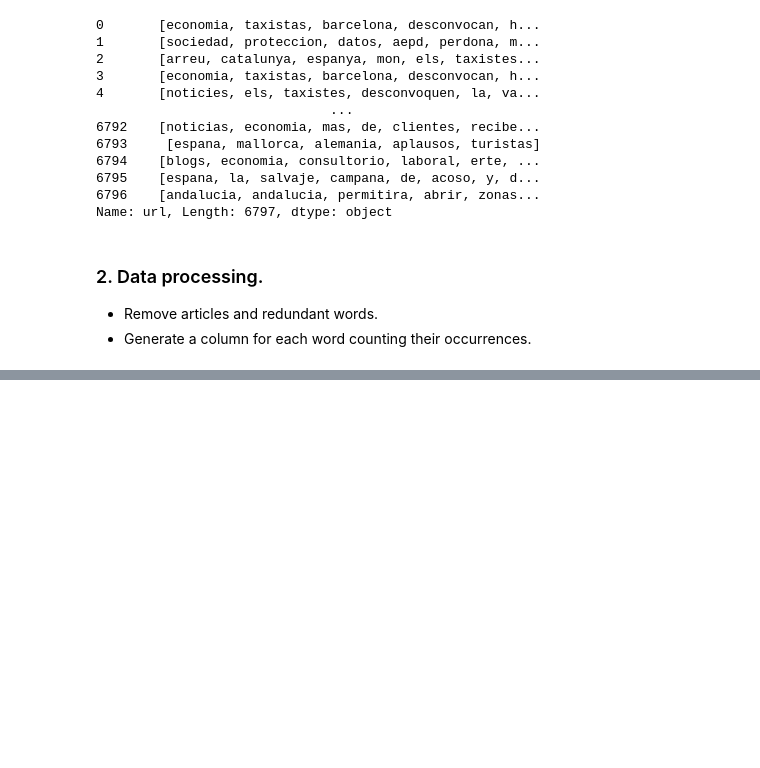
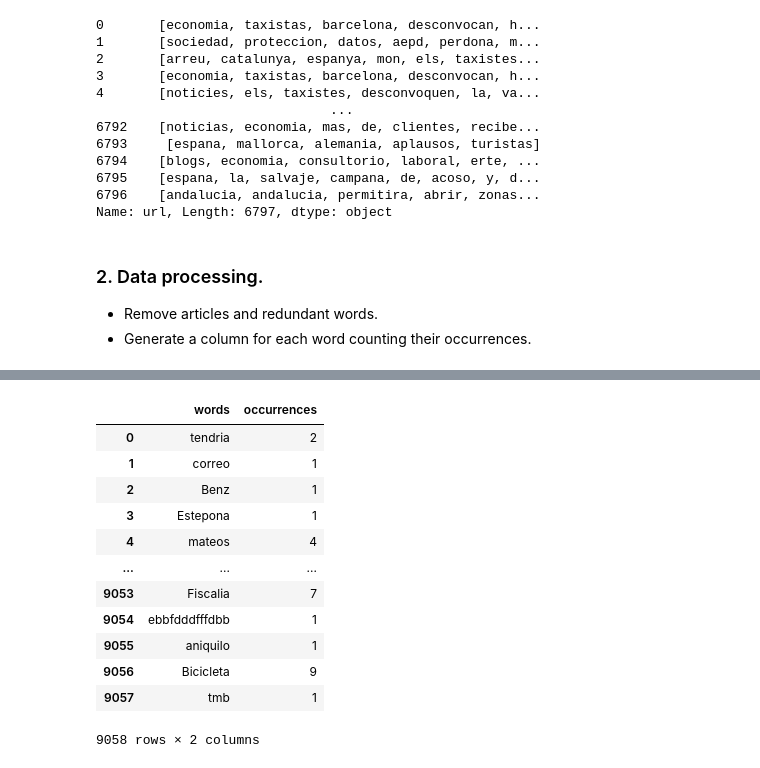
Before and after one commit to albertovpd/automated_sentiment_analysis_20210215, a Jupyter notebook: testing.ipynb, the cells around one changed output, grey strips where cells are left out. Cells and saved outputs as stored; diff of their text form; code cells hidden in the pictures; blank space fills up the shorter version.

```diff
--- a/testing.ipynb
+++ b/testing.ipynb
@@ -106,0 +157,16 @@ Name: url, Length: 6797, dtype: object
+# %%
+table
+# %% [output]
+|  | words | occurrences |
+| 0 | tendria | 2 |
+| 1 | correo | 1 |
+| 2 | Benz | 1 |
+| 3 | Estepona | 1 |
+| 4 | mateos | 4 |
+| ... | ... | ... |
+| 9053 | Fiscalia | 7 |
+| 9054 | ebbfdddfffdbb | 1 |
+| 9055 | aniquilo | 1 |
+| 9056 | Bicicleta | 9 |
+| 9057 | tmb | 1 |
+9058 rows × 2 columns
```
Also changed, not shown: parts of 12 cells of this notebook.
